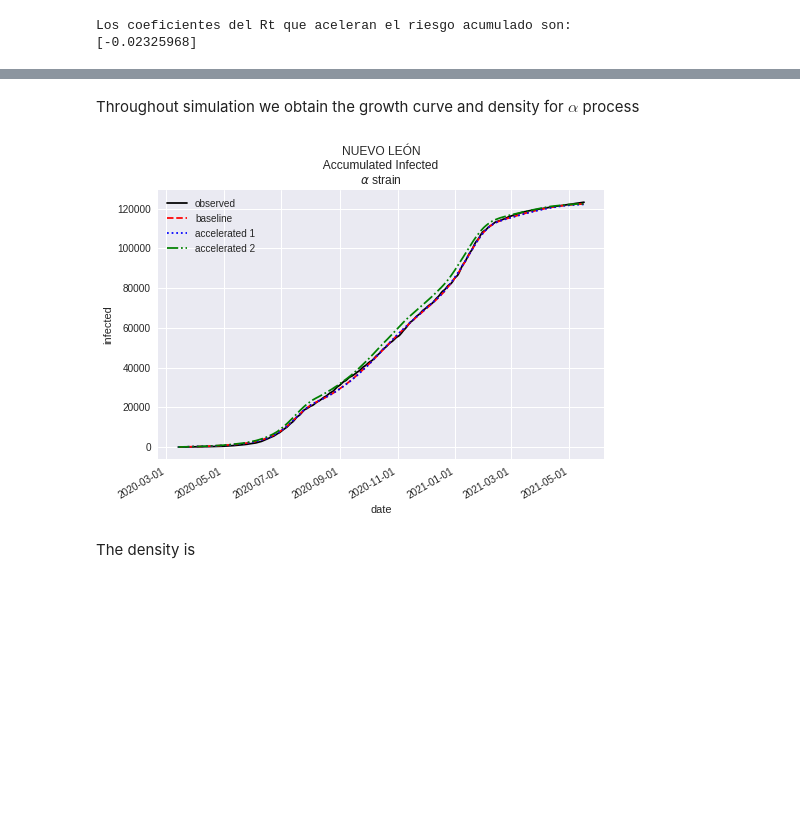
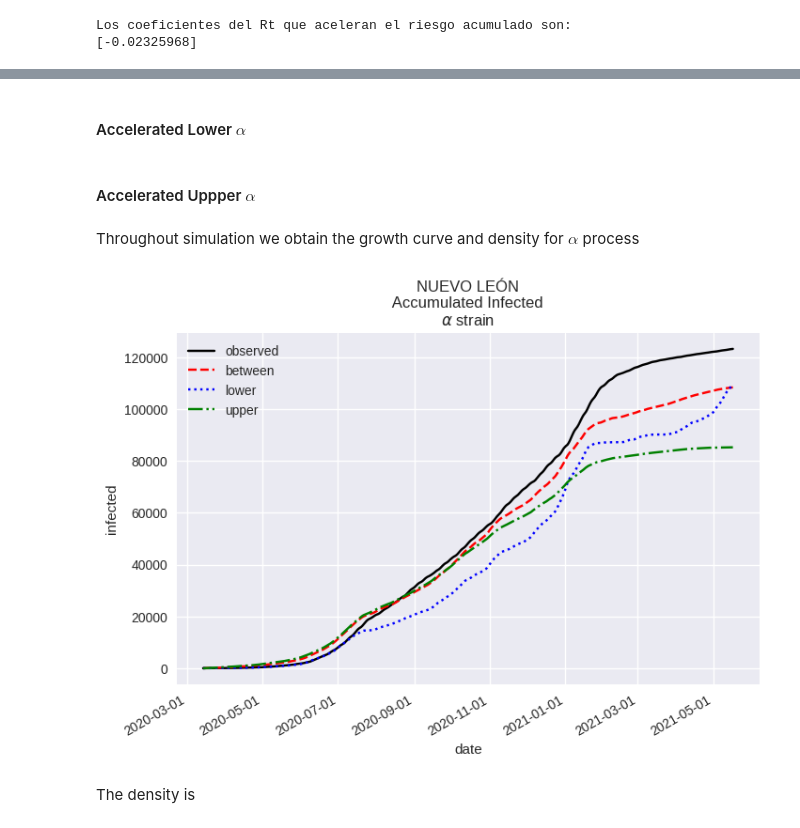
Before and after one commit to robervz22/code-A-Gompertz-mixture-approach-for-modeling-the-evolution-of-the-COVID-19-dynamics, a Jupyter notebook: GGM.ipynb, the cells around one changed output, grey strips where cells are left out. Saved outputs shown, nothing was run; the diff lists cells and outputs as text; code cells hidden in the pictures; blank space fills up the shorter version.

```diff
--- a/GGM.ipynb
+++ b/GGM.ipynb
@@ -34,7 +34,7 @@ DataStates = MainDataDir+'Gompertz_Estados_220406.csv'
 # Filter Data
 data_states = pd.read_csv(DataStates,
                         usecols=['Fecha', 'Estado', 'CasosAcumulados'],
-                        parse_dates=['Fecha'],engine='python').sort_index()
+                        parse_dates=['Fecha'],engine='python',encoding_errors='ignore').sort_index()
 # Fix state names
 df_aux = data_states.drop_duplicates(subset='Estado')
 list_of_states = df_aux['Estado'].to_list()
@@ -420,7 +422,7 @@ tol=np.finfo(float).eps**(1/2)
 paramf_alpha=np.array([x_alpha,y_alpha]).T
 mu_ref=0.1
 f=plt.figure()
-dic_results_asym_alpha=proof_levenberg_marquardt_nlls(R,J,k0,N,tol,mu_ref,paramf_alpha,P_alpha,Y0_alpha,date_alpha)
+dic_results_asym_alpha,model_mean_baseline_alpha=proof_levenberg_marquardt_nlls(R,J,k0,N,tol,mu_ref,paramf_alpha,P_alpha,Y0_alpha,date_alpha)
 
 # Color EPS and PNG
 f.set_rasterized(True)
@@ -543,2 +710,4 @@ Now, we obtain other form of accelerated model.
+# %% [markdown]
+#### Accelerated Lower $\alpha$
 # %%
 '''
@@ -563,3 +732,25 @@ for i in range(1, len(X_acc_mean_alpha)):
+# %% [markdown]
+#### Accelerated Uppper $\alpha$
+# %%
+'''
+Poisson process Upper
+'''
+rt_alpha_U= cs_rt_alpha_U(days_alpha)
+k_alpha=np.squeeze(dic_results_asym_alpha_U['zk'])
+
+# Poisson process
+X_acc_mean_alpha_U = np.empty(len(days_alpha))
+A_acc_mean_alpha_U = np.empty(len(days_alpha))
+X_acc_mean_alpha_U[0] = num_cum_alpha[0]
+A_acc_mean_alpha_U[0] = X_acc_mean_alpha_U[0]
+for i in range(1, len(X_acc_mean_alpha_U)):
+    if i <= len(num_cum_alpha)-1:
+        mu_est = rt_alpha_U[i]*(P_alpha/k_alpha-A_acc_mean_alpha_U[i-1]) * \
+            (cum_hazard_alpha[i]-cum_hazard_alpha[i-1])
+    else:
+        mu_est = (num_cum_alpha[0])*(cum_hazard_alpha[i]-cum_hazard_alpha[i-1])
+    X_acc_mean_alpha_U[i] = poisson.rvs(mu=mu_est)
+    A_acc_mean_alpha_U[i] = A_acc_mean_alpha_U[i-1]+X_acc_mean_alpha_U[i]
 # %% [markdown]
 Throughout simulation we obtain the growth curve and density for $\alpha$ process
 # %%
@@ -570,42 +761,44 @@ Growth model alpha process
 date_state_alpha = df_state_for_proof_alpha.Fecha.to_list()
 
 f=plt.figure()
+#plt.fill_between(data_state_alpha,A_acc_mean_alpha_L,A_acc_mean_alpha_U,alpha=0.5)
 plt.plot_date(date_state_alpha, num_cum_alpha, fmt='-k', label='observed')
-plt.plot_date(date_state_alpha, A_baseline_alpha, fmt='--r',label='baseline')
-plt.plot_date(date_state_alpha, A_acc_cum_hazard_alpha, fmt=':b', label='accelerated 1')
-plt.plot_date(date_state_alpha, A_acc_mean_alpha, fmt='-.g', label='accelerated 2')
+plt.plot_date(date_state_alpha, A_acc_mean_alpha_B, fmt='--r',label='between')
+#plt.fill_between(data_state_alpha,A_acc_mean_alpha_L,A_acc_mean_alpha_U,alpha=0.5)
+plt.plot_date(date_state_alpha, A_acc_mean_alpha_L, fmt=':b', label='lower')
+plt.plot_date(date_state_alpha, A_acc_mean_alpha_U, fmt='-.g', label='upper')
 
 
 plt.gcf().autofmt_xdate()
 plt.gca().xaxis.set_major_formatter(date_format)
 plt.legend()
 plt.title(f'{state_for_proof}\n Accumulated Infected \n'+ r'$\alpha$ strain')
 plt.xlabel('date')
 plt.ylabel('infected')
 f.set_rasterized(True)
 f.savefig(ImageDir+'accumulated_alpha.eps',rasterized=True,dpi=300)
 f.savefig(ImageDir+'accumulated_alpha.png',rasterized=True,dpi=300)
 img = Image.open(ImageDir+'accumulated_alpha.png').convert('LA')
 img.save(ImageDir+'accumulated_alpha_gray.png')
 img = Image.open(ImageDir+'accumulated_alpha.eps')
 img.convert("L").save(ImageDir+'accumulated_alpha_gray.eps')
 
 # Color EPS and PNG
 f.set_rasterized(True)
 f.savefig(ImageDir+'accumulated_alpha.eps',rasterized=True,dpi=300)
 f.savefig(ImageDir+'accumulated_alpha.png')
 
 # Gray PNG
 img = Image.open(ImageDir+'accumulated_alpha.png').convert('LA')
 img.save(ImageDir+'accumulated_alpha_gray.png')
 
 # Gray EPS
 img = Image.open(ImageDir+'accumulated_alpha.eps')
 img.load(scale=4)
 img.convert("L").save(ImageDir+'accumulated_alpha_gray.eps')
 plt.show()
 # %% [output]
-[figure, old version]
+[figure, new version]
 # %% [markdown]
 The density is
 # %%
```
Also changed, not shown: parts of 26 cells of this notebook, 35 other files.
